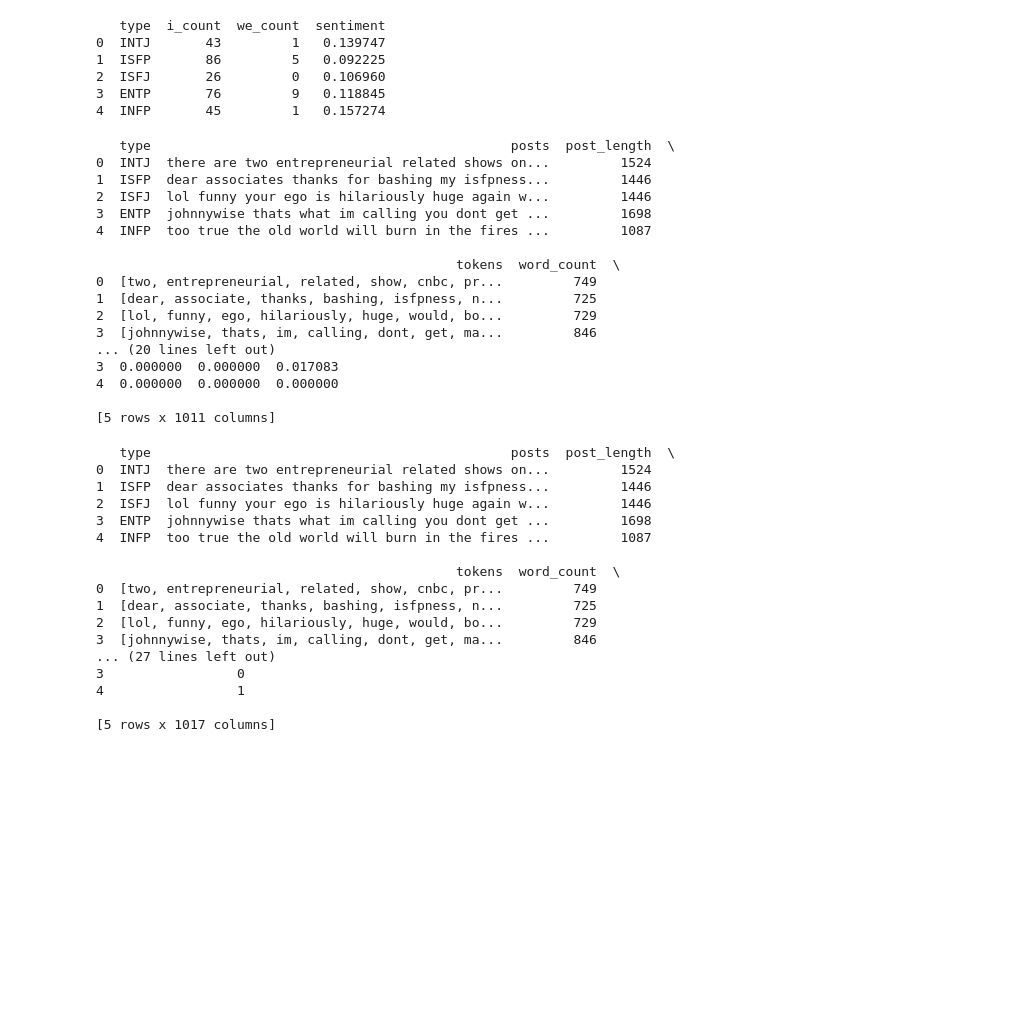
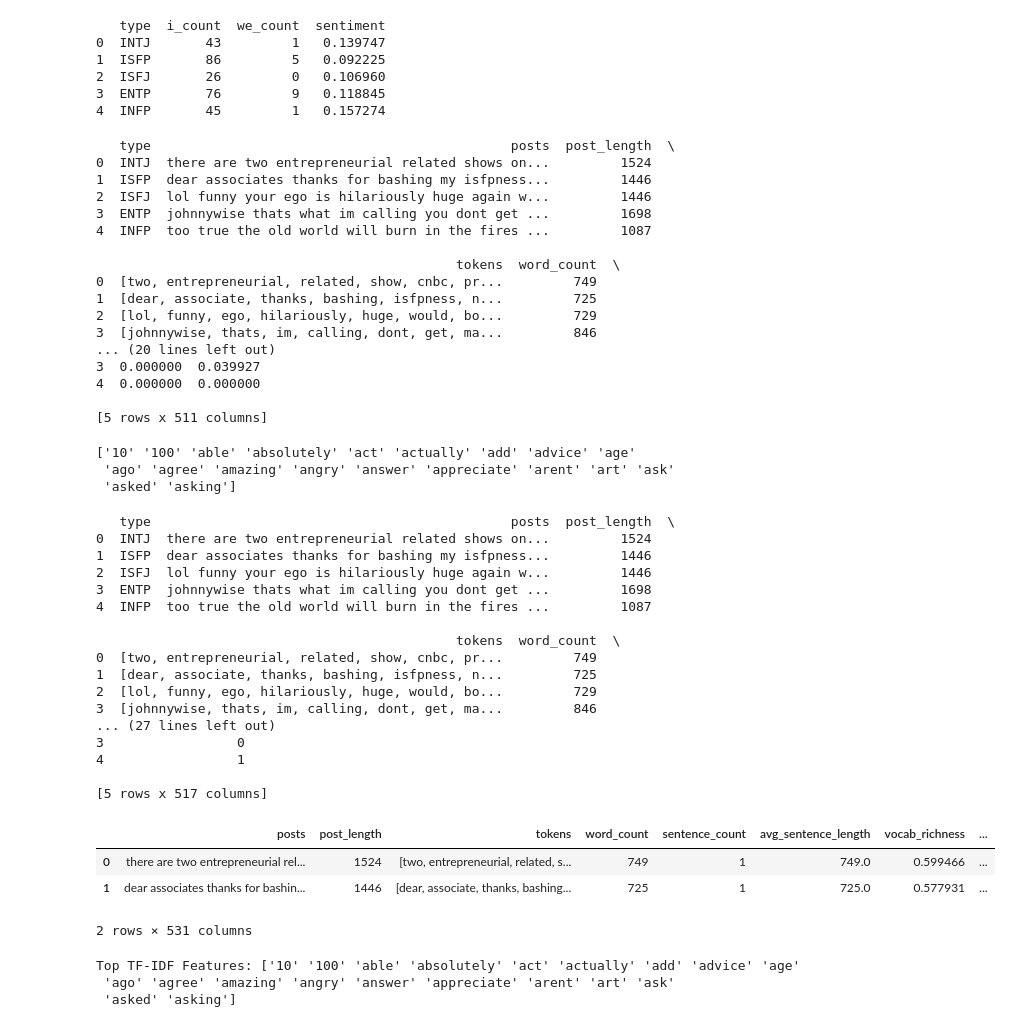
Before and after one commit to wambuiGicheha/MBTI, a Jupyter notebook: index.ipynb, the cells around one changed output. Cells and saved outputs as stored; diff of their text form; code cells hidden in the pictures; blank space fills up the shorter version.

```diff
--- a/index.ipynb
+++ b/index.ipynb
@@ -219,7 +233,7 @@ print(mbti_data[['type', 'i_count', 'we_count', 'sentiment']].head())
 from sklearn.feature_extraction.text import TfidfVectorizer
 
 ##create a TF-IDF vectorizer
-tfidf = TfidfVectorizer(max_features=1000)
+tfidf = TfidfVectorizer(max_features=500, stop_words='english')
 tfidf_matrix = tfidf.fit_transform(mbti_data['posts'])
 
 #convert TF-IDF to dataframe and merge with original Dtaframe
@@ -242,10 +256,17 @@ print(mbti_data.head())
 2  [lol, funny, ego, hilariously, huge, would, bo...         729
 3  [johnnywise, thats, im, calling, dont, get, ma...         846
 ... (20 lines left out)
-3  0.000000  0.000000  0.017083
-4  0.000000  0.000000  0.000000
+3  0.000000  0.039927
+4  0.000000  0.000000
 
-[5 rows x 1011 columns]
+[5 rows x 511 columns]
+# %%
+feature_names = tfidf.get_feature_names_out()
+print(feature_names[:20])  # Display top 20 features
+# %% [output]
+['10' '100' 'able' 'absolutely' 'act' 'actually' 'add' 'advice' 'age'
+ 'ago' 'agree' 'amazing' 'angry' 'answer' 'appreciate' 'arent' 'art' 'ask'
+ 'asked' 'asking']
 # %%
 #domain-specific and custom features
 # Define MBTI-specific keywords
@@ -285,4 +306,27 @@ print(mbti_data.head())
 3                 0
 4                 1
 
-[5 rows x 1017 columns]
+[5 rows x 517 columns]
+# %%
+#one hot encode
+ohe = pd.get_dummies(mbti_data['type'], prefix='MBTI')
+
+#concatenate the pne hot encoded columns with the original dataset
+mbti_data=pd.concat([mbti_data, ohe], axis=1)
+
+#drop the original "type" column
+mbti_data = mbti_data.drop('type', axis=1)
+mbti_data.head(2)
+# %% [output]
+|  | posts | post_length | tokens | word_count | sentence_count | avg_sentence_length | vocab_richness | ... |
+| 0 | there are two entrepreneurial rel... | 1524 | [two, entrepreneurial, related, s... | 749 | 1 | 749.0 | 0.599466 | ... |
+| 1 | dear associates thanks for bashin... | 1446 | [dear, associate, thanks, bashing... | 725 | 1 | 725.0 | 0.577931 | ... |
+2 rows × 531 columns
+# %%
+#check feature relevance
+feature_names = tfidf.get_feature_names_out()
+print("Top TF-IDF Features:", feature_names[:20])  # First 20 features
+# %% [output]
+Top TF-IDF Features: ['10' '100' 'able' 'absolutely' 'act' 'actually' 'add' 'advice' 'age'
+ 'ago' 'agree' 'amazing' 'angry' 'answer' 'appreciate' 'arent' 'art' 'ask'
+ 'asked' 'asking']
```
Also changed, not shown: parts of 1 cell of this notebook.
